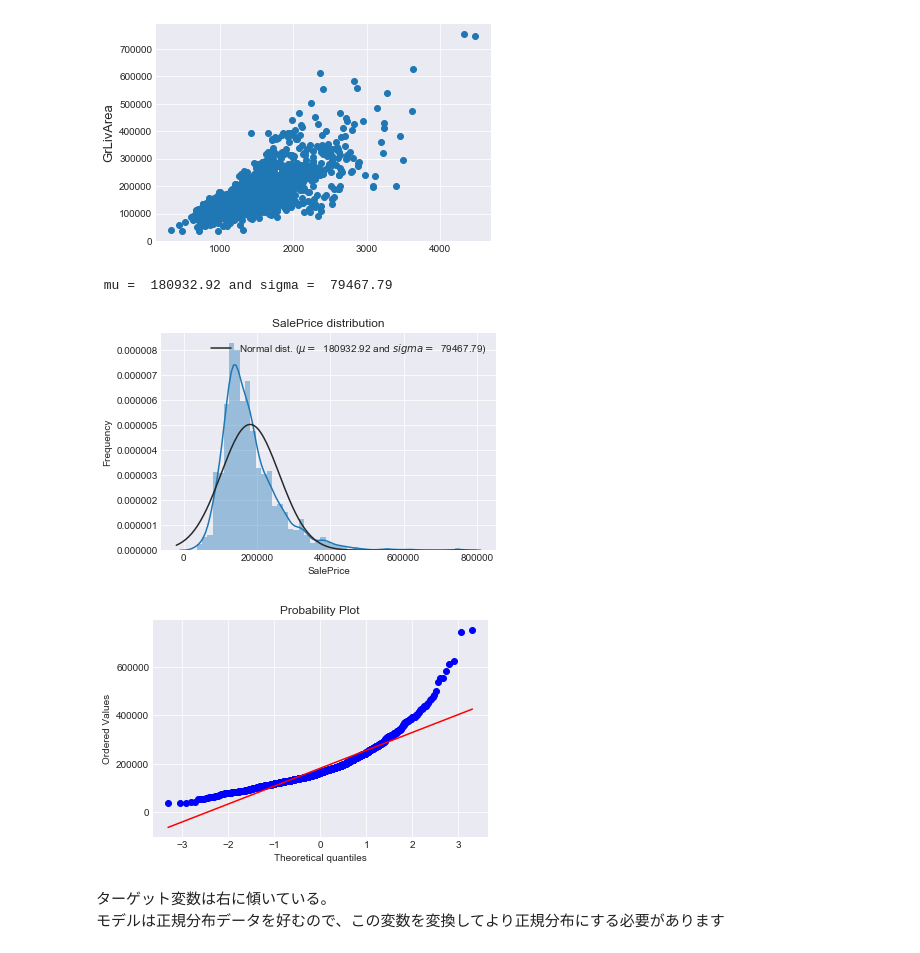
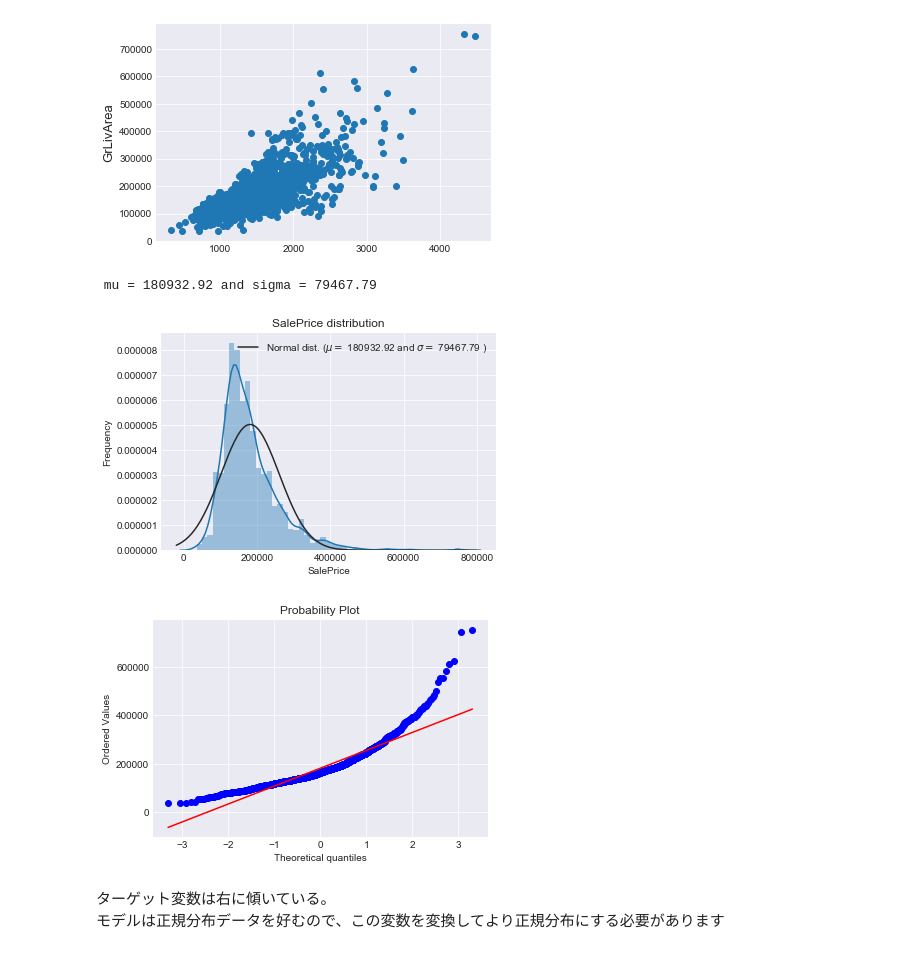
Before and after one commit to shohei1113/house-price, a Jupyter notebook: main.ipynb, the cells around one changed output. Cells and saved outputs as stored; diff of their text form; code cells hidden in the pictures.

```diff
--- a/main.ipynb
+++ b/main.ipynb
@@ -169,15 +171,19 @@ plt.show()
 # %%
 # 頻度を表すグラフと正規確率プロットを描画
 # 正規確率プロットは一直線の場合正規分布
-sns.distplot(train['SalePrice'], fit=norm)
+sns.distplot(train['SalePrice'] , fit=norm);
 
+# Get the fitted parameters used by the function
 (mu, sigma) = norm.fit(train['SalePrice'])
-print('\n mu = {: .2f} and sigma = {: .2f}\n'.format(mu, sigma))
+print( '\n mu = {:.2f} and sigma = {:.2f}\n'.format(mu, sigma))
 
-plt.legend(['Normal dist. ($\mu=$ {: .2f} and $sigma=$ {: .2f})'.format(mu, sigma)], loc='best')
+#Now plot the distribution
+plt.legend(['Normal dist. ($\mu=$ {:.2f} and $\sigma=$ {:.2f} )'.format(mu, sigma)],
+            loc='best')
 plt.ylabel('Frequency')
 plt.title('SalePrice distribution')
 
+#Get also the QQ-plot
 fig = plt.figure()
 res = stats.probplot(train['SalePrice'], plot=plt)
 plt.show()
@@ -186,4 +192,4 @@ plt.show()
-[figure, old version]
+[figure, new version]
 [figure]
 # %% [markdown]
 ターゲット変数は右に傾いている。
```
Also changed, not shown: parts of 13 cells of this notebook, 2 other files.
